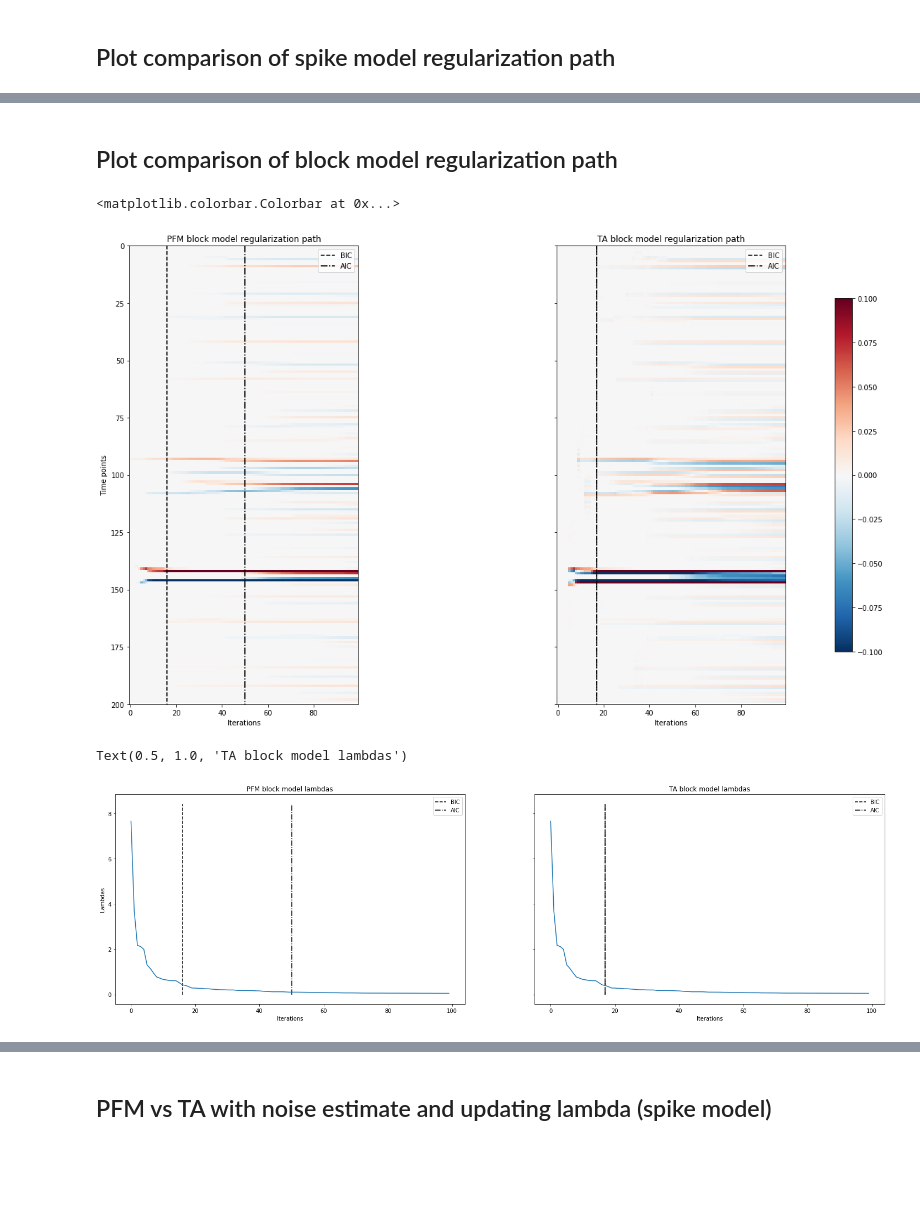
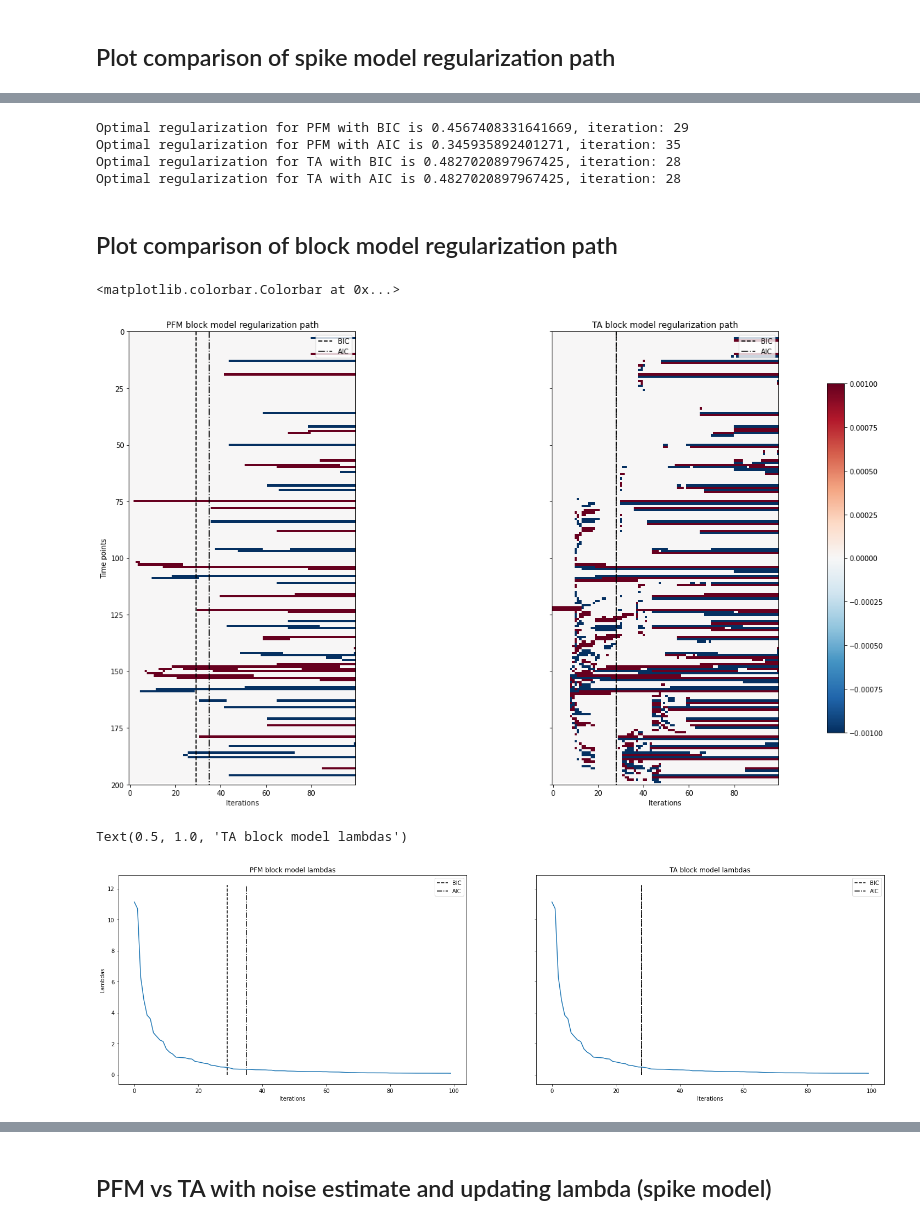
Before and after one commit to eurunuela/pfm_vs_ta, a Jupyter notebook: pfm_vs_ta.ipynb, the cells around one changed output, grey strips where cells are left out. Drawn from its saved outputs; the diff is of its cells as text; code cells hidden in the pictures; blank space fills up the shorter version.

Commit message:
Updates in comments and adding more figure in pfm_vs_ta.ipynb

```diff
--- a/pfm_vs_ta.ipynb
+++ b/pfm_vs_ta.ipynb
@@ -115,7 +112,9 @@ params['f_analyze'], params['f_recons'], params['maxeig'] = hrf_filters(params['
 n = params['f_analyze']['num']
 d = params['f_analyze']['den']
 
+# Define the number of lambdas in LARS (relative the length of time series), i.e. no need to compute solutions close to OLS
 nlambdas = int(0.5*nscans)
+min_coeff_amplitude = 1e-3
 
 for vox_idx in range(1): #range(nvoxels):
     print(f'Running LARS for PFM on voxel {vox_idx + 1} of {nvoxels}...')
@@ -129,15 +128,18 @@ for vox_idx in range(1): #range(nvoxels):
     lambdas_pfm_spike, _, pfm_spike_coef_path = lars_path(hrf, np.squeeze(y), method = 'lasso', Gram = np.dot(hrf.T, hrf),
                                                           Xy = np.dot(hrf.T, np.squeeze(y)), max_iter = nlambdas-1, eps=1e-9)
 
+    # Multiply lambdas by nscans due to LARS implementation in scikit learn
     lambdas_pfm_spike *= nscans
-    pfm_spike_coef_path[abs(pfm_spike_coef_path) < 1e-3] = 0
+    pfm_spike_coef_path[abs(pfm_spike_coef_path) < min_coeff_amplitude] = 0
 
-    # Residuals
+    # Compute residuals for model selection criteria (BIC and AIC)
     L2res_pfm = np.sum((np.repeat(y, nlambdas, axis=-1) - np.dot(hrf, pfm_spike_coef_path))**2, axis=0)
+    # BIC regularization curve
     bic_pfm_spike = nscans*np.log(L2res_pfm) + np.log(nscans)*np.count_nonzero(pfm_spike_coef_path, axis=0)
+    # AIC regularization curve
     aic_pfm_spike = nscans*np.log(L2res_pfm) + 2*np.count_nonzero(pfm_spike_coef_path, axis=0)
 
-    # Calculates regularization path for TA
+    # Compute TA for the same regularization path (i.e. same lambdas)
     print(f'Calculating regularization path for TA on voxel {vox_idx + 1} of {nvoxels}...')
     #ta_max_lambda = np.max(ta_filter(n, d, y, 'transpose', nscans))
     ta_max_lambda = abs(np.max(y)/np.min(ta_filter(n, d, y, 'transpose', nscans))*params['maxeig'])
@@ -149,15 +151,16 @@ for vox_idx in range(1): #range(nvoxels):
         ta_coefs, _ = ta(y, params, lambd=lambdas_ta_spike[lambda_idx])
         ta_spike_coef_path[:, lambda_idx] = np.squeeze(ta_coefs)
 
-    ta_spike_coef_path[abs(ta_spike_coef_path) < 1e-3] = 0
+    ta_spike_coef_path[abs(ta_spike_coef_path) < min_coeff_amplitude] = 0
 
-    # Residuals
+    # Compute residuals for model selection criteria (BIC and AIC)
     L2res_ta = np.sum((np.repeat(y, nlambdas, axis=-1) - np.dot(hrf, ta_spike_coef_path))**2, axis=0)
     bic_ta_spike = nscans*np.log(L2res_ta) + np.log(nscans)*np.count_nonzero(ta_spike_coef_path, axis=0)
     aic_ta_spike = nscans*np.log(L2res_ta) + 2*np.count_nonzero(ta_spike_coef_path, axis=0)
 
     print(f'Regularization path of voxel {vox_idx + 1} calculated')
 
+# Find the optimal lambdas for each method (PFM, TA) and each selection criteria (BIC, AIC)
 bic_pfm_spike_idx = np.argmin(bic_pfm_spike)
 aic_pfm_spike_idx = np.argmin(aic_pfm_spike)
 bic_ta_spike_idx = np.argmin(bic_ta_spike)
@@ -237,6 +257,7 @@ d = params['f_analyze']['den']
 
 hrf_block = np.dot(hrf, np.tril(np.ones(nscans)))
 nlambdas = int(0.5*nscans)
+min_coeff_amplitude = 1e-3
 
 for vox_idx in range(1): #range(nvoxels):
     print(f'Running LARS for PFM on voxel {vox_idx + 1} of {nvoxels}...')
@@ -251,7 +272,7 @@ for vox_idx in range(1): #range(nvoxels):
                                                           Xy = np.dot(hrf_block.T, np.squeeze(y)), max_iter = nlambdas-1, eps=1e-9)
 
     lambdas_pfm_block *= nscans
-    pfm_block_coef_path[abs(pfm_block_coef_path) < 1e-3] = 0
+    pfm_block_coef_path[abs(pfm_block_coef_path) < min_coeff_amplitude] = 0
 
     # Residuals
     L2res_pfm = np.sum((np.repeat(y, nlambdas, axis=-1) - np.dot(hrf_block, pfm_block_coef_path))**2, axis=0)
@@ -270,17 +291,12 @@ for vox_idx in range(1): #range(nvoxels):
         ta_coefs, _ = ta(y, params, lambd=lambdas_ta_block[lambda_idx])
         ta_block_coef_path[:, lambda_idx] = np.squeeze(ta_coefs)
 
-    ta_block_coef_path[abs(ta_block_coef_path) < 1e-3] = 0
+    ta_block_coef_path[abs(ta_block_coef_path) < min_coeff_amplitude] = 0
     # Residuals
     L2res_ta = np.sum((np.repeat(y, nlambdas, axis=-1) - np.dot(hrf_block, ta_block_coef_path))**2, axis=0)
     bic_ta_block = nscans*np.log(L2res_ta) + np.log(nscans)*np.count_nonzero(ta_block_coef_path, axis=0)
     aic_ta_block = nscans*np.log(L2res_ta) + 2*np.count_nonzero(ta_block_coef_path, axis=0)
 
     print(f'Regularization path of voxel {vox_idx + 1} calculated')
-
-    bic_pfm_block_idx = np.argmin(bic_pfm_block)
-    aic_pfm_block_idx = np.argmin(aic_pfm_block)
-    bic_ta_block_idx = np.argmin(bic_ta_block[10:]) + 10
-    aic_ta_block_idx = np.argmin(aic_ta_block[10:]) + 10
 # %% [output]
 Running LARS for PFM on voxel 1 of 1...
@@ -291,25 +313,42 @@ Regularization path of voxel 1 calculated
+# %%
+bic_pfm_block_idx = np.argmin(bic_pfm_block)
+aic_pfm_block_idx = np.argmin(aic_pfm_block)
+bic_ta_block_idx = np.argmin(bic_ta_block[10:]) + 10
+aic_ta_block_idx = np.argmin(aic_ta_block[10:]) + 10
+print(f'Optimal regularization for PFM with BIC is {lambdas_pfm_block[bic_pfm_block_idx]}, iteration: {bic_pfm_block_idx}')
+print(f'Optimal regularization for PFM with AIC is {lambdas_pfm_block[aic_pfm_block_idx]}, iteration: {aic_pfm_block_idx}')
+print(f'Optimal regularization for TA with BIC is {lambdas_ta_block[bic_ta_block_idx]}, iteration: {bic_ta_block_idx}')
+print(f'Optimal regularization for TA with AIC is {lambdas_ta_block[aic_ta_block_idx]}, iteration: {aic_ta_block_idx}')
+# %% [output]
+Optimal regularization for PFM with BIC is 0.4567408331641669, iteration: 29
+Optimal regularization for PFM with AIC is 0.345935892401271, iteration: 35
+Optimal regularization for TA with BIC is 0.4827020897967425, iteration: 28
+Optimal regularization for TA with AIC is 0.4827020897967425, iteration: 28
 # %% [markdown]
 ## Plot comparison of block model regularization path
 # %%
+max_scale=.001 # largest amplitude for visualization purposes
+# TIP: saturate the plots (i.e. very small max_scale) in order to see
+# the erratic operations in TA in the largest lambdas (first iterations)
 fig, (ax1, ax2) = plt.subplots(1, 2, sharey=True, figsize=(25,12))
-im = ax1.imshow(pfm_block_coef_path, cmap='RdBu_r', vmin=-.1, vmax=.1)
+im = ax1.imshow(pfm_block_coef_path, cmap='RdBu_r', vmin=-max_scale, vmax=max_scale)
 ax1.vlines(x=bic_pfm_block_idx, ymin=0, ymax=nscans, color='black', linestyles='dashed', label='BIC')
 ax1.vlines(x=aic_pfm_block_idx, ymin=0, ymax=nscans, color='black', linestyles='dashdot', label='AIC')
 ax1.set_ylim([nscans, 0])
 ax1.legend()
 ax1.set(xlabel='Iterations', ylabel='Time points')
 ax1.set_title('PFM block model regularization path')
-ax2.imshow(ta_block_coef_path, cmap='RdBu_r', vmin=-.1, vmax=.1)
+ax2.imshow(ta_block_coef_path, cmap='RdBu_r', vmin=-max_scale, vmax=max_scale)
 ax2.vlines(x=bic_ta_block_idx, ymin=0, ymax=nscans, color='black', linestyles='dashed', label='BIC')
 ax2.vlines(x=aic_ta_block_idx, ymin=0, ymax=nscans, color='black', linestyles='dashdot', label='AIC')
 ax2.set_ylim([nscans, 0])
 ax2.legend()
 ax2.set(xlabel='Iterations')
 ax2.set_title('TA block model regularization path')
 fig.colorbar(im, ax=[ax1, ax2], shrink=0.77)
 # %% [output]
 <matplotlib.colorbar.Colorbar at 0x...>
-[figure, old version]
+[figure, new version]
 # %%
 fig, (ax1, ax2) = plt.subplots(1, 2, sharey=True, figsize=(25,7))
 ax1.plot(lambdas_pfm_block)
@@ -326,7 +365,7 @@ ax2.set(xlabel='Iterations')
 ax2.set_title('TA block model lambdas')
 # %% [output]
 Text(0.5, 1.0, 'TA block model lambdas')
-[figure, old version]
+[figure, new version]
 # %%
 fig, (ax1, ax2) = plt.subplots(1, 2, sharey=True, figsize=(25,7))
 ax1.plot(bic_pfm_block, label='PFM BIC')
```
Also changed, not shown: parts of 27 cells of this notebook.
